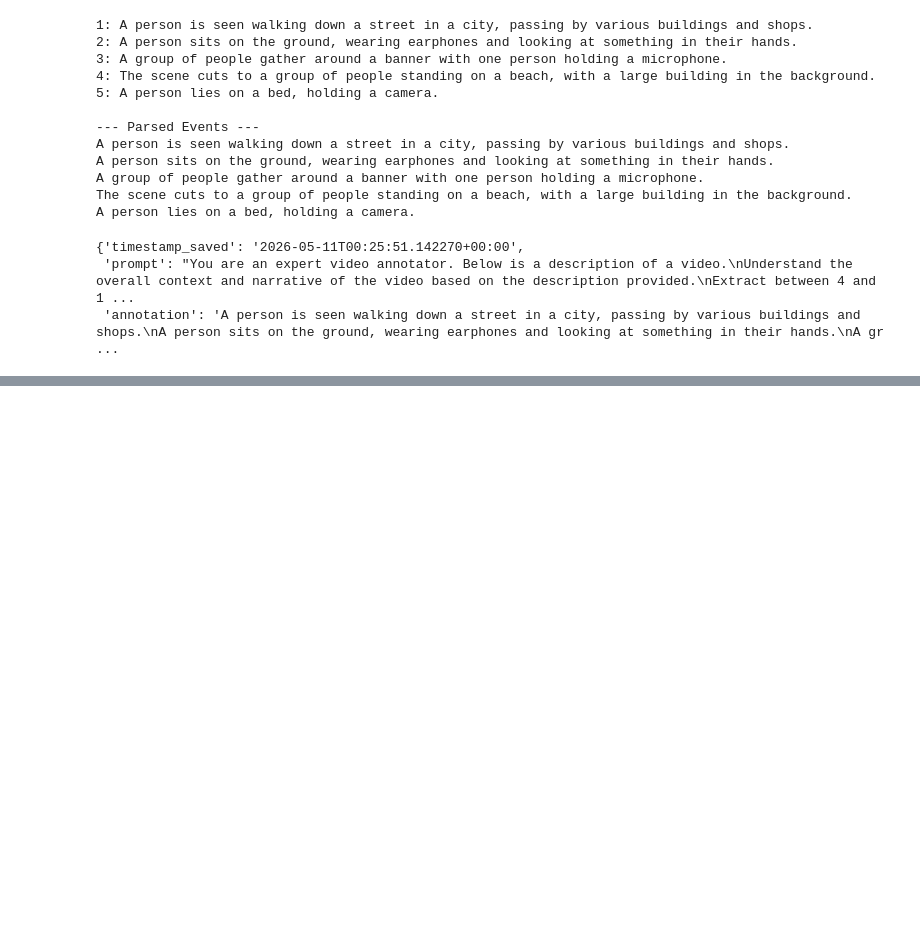
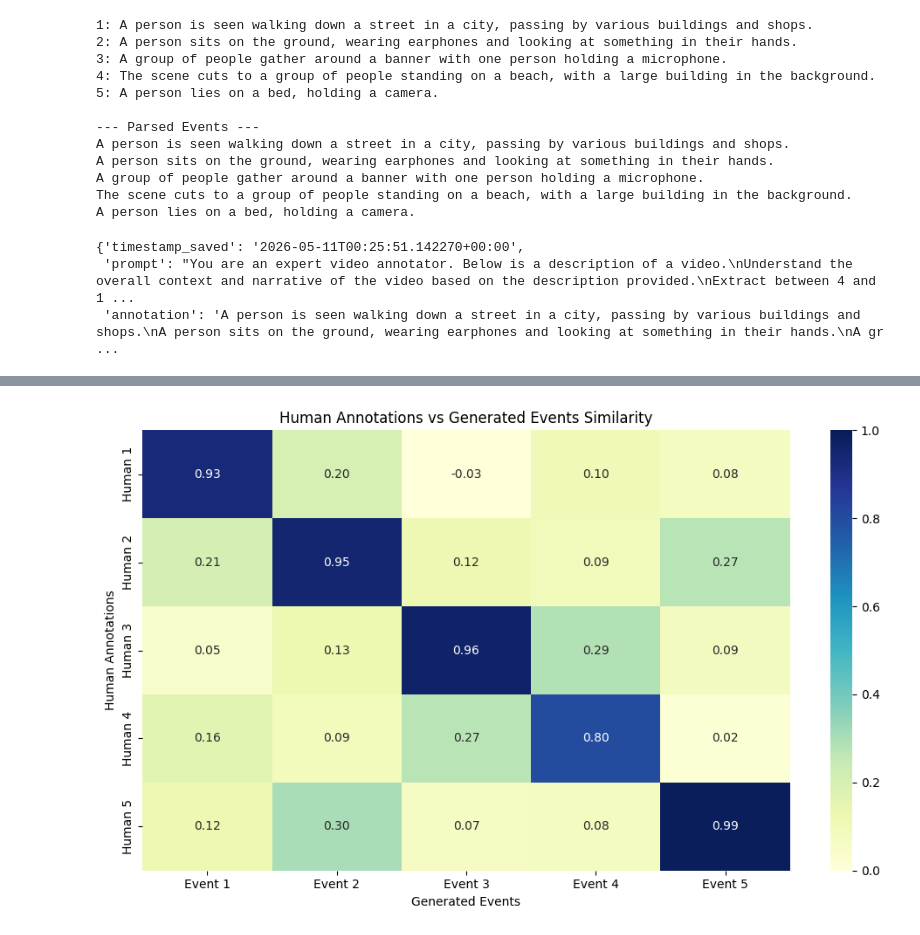
Before and after one commit to BoBeR24/Moment-Retrieval-and-Video-Summarization, a Jupyter notebook: llm_wip.ipynb, the cells around one changed output, grey strips where cells are left out. Saved outputs shown, nothing was run; the diff lists cells and outputs as text; code cells hidden in the pictures; blank space fills up the shorter version.

```diff
--- a/llm_wip.ipynb
+++ b/llm_wip.ipynb
@@ -94,0 +170,21 @@ A person lies on a bed, holding a camera.
+# %%
+import pandas as pd
+import seaborn as sns
+
+import matplotlib.pyplot as plt
+
+sim_df = pd.DataFrame(
+    similarity_matrix,
+    index=[f"Human {i+1}" for i in range(len(human_annotations))],
+    columns=[f"Event {i+1}" for i in range(len(generated_events))]
+)
+
+plt.figure(figsize=(10, 6))
+sns.heatmap(sim_df, annot=True, cmap="YlGnBu", vmin=0, vmax=1, fmt=".2f")
+plt.title("Human Annotations vs Generated Events Similarity")
+plt.xlabel("Generated Events")
+plt.ylabel("Human Annotations")
+plt.tight_layout()
+plt.show()
+# %% [output]
+[figure, added]
```
Also changed, not shown: parts of 4 cells of this notebook, 4 other files.
